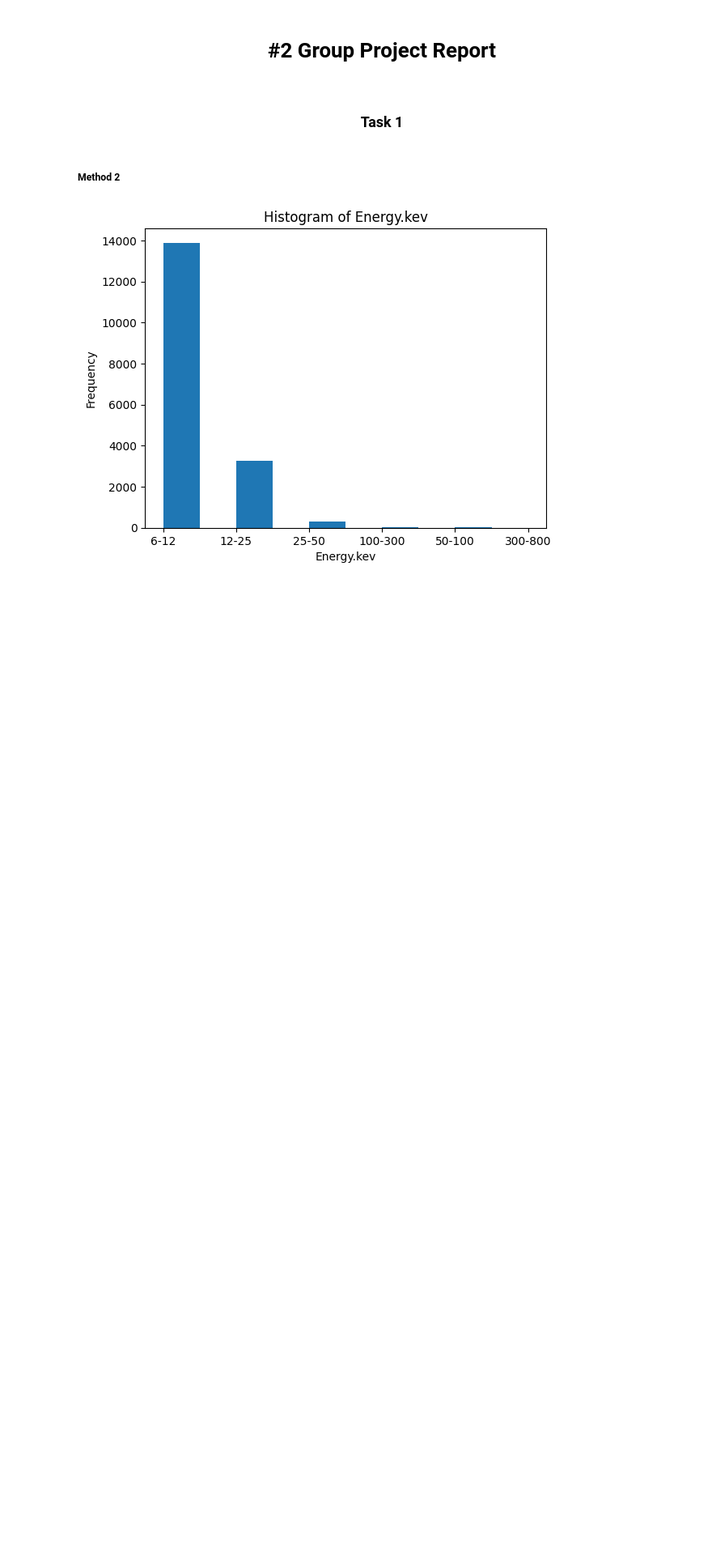
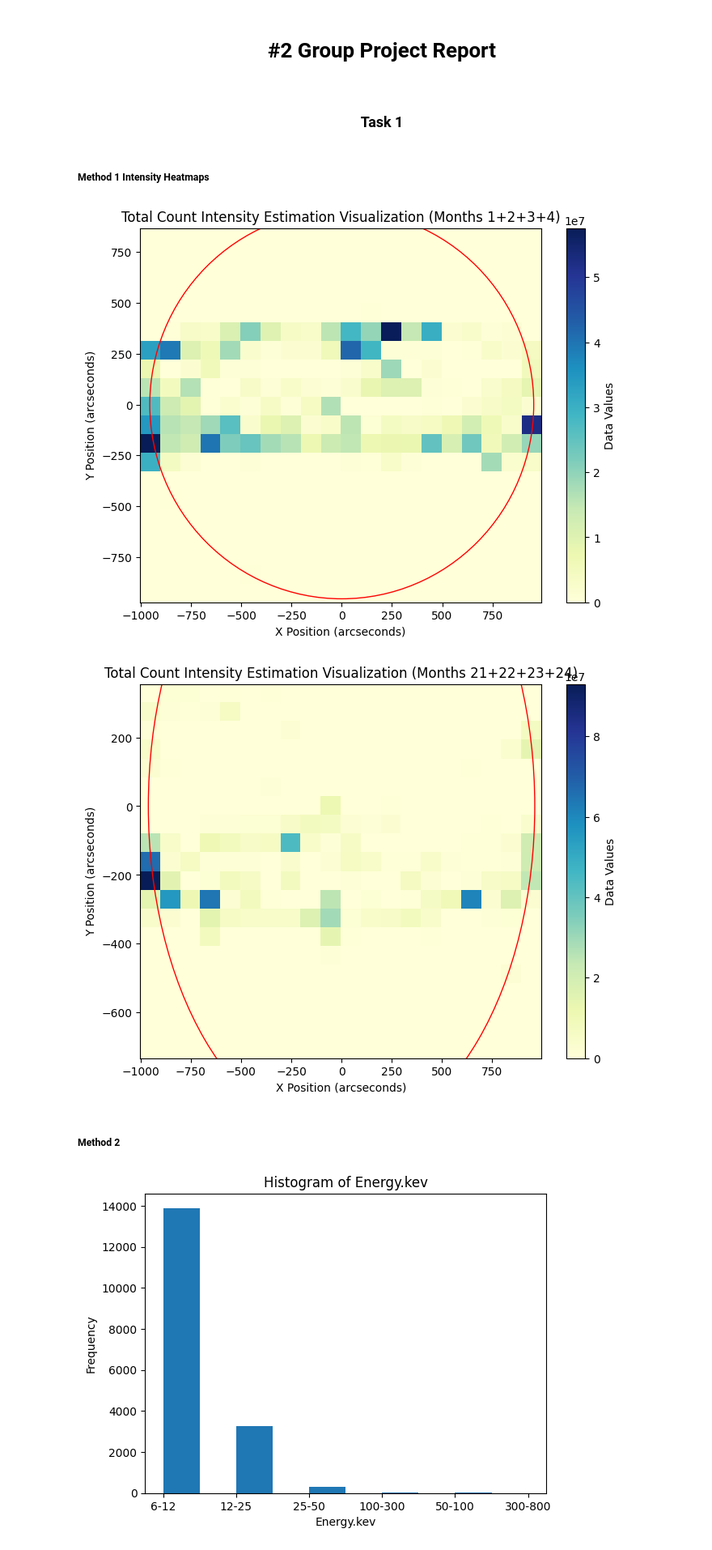
Before and after one commit to stphl/COSC3337-SolarFlaresProject, a Jupyter notebook: #2_Group_Group_Project.ipynb, the cells around one changed output. Shown at 81% size. Drawn from its saved outputs; the diff is of its cells as text; code cells hidden in the pictures; blank space fills up the shorter version.

Commit message:
Update to Task 1 jupiter file and refactor method 1 heatmap code

```diff
--- a/#2_Group_Group_Project.ipynb
+++ b/#2_Group_Group_Project.ipynb
@@ -2,6 +2,80 @@
 <center><h1>#2 Group Project Report</h1></center>
 # %% [markdown]
 <h3><center><strong>Task 1</strong></center></h3>
+# %% [markdown]
+##### Method 1 Intensity Heatmaps
+# %%
+import pandas as pd
+import numpy as np
+import matplotlib.pyplot as plt
+from matplotlib.colors import ListedColormap
+import matplotlib.patches as mpatches
+
+set1 = pd.read_csv("Solar_flare_RHESSI_2004_05.csv")
+set2 = pd.read_csv("Solar_flare_RHESSI_2004_05.csv")
+method1Data = set1['total.counts']
+
+# Filter data for months 1+2+3+4
+cond01 = ((set1['year'] == 2004) & (set1['month'].between(1, 4)))
+batch01 = set1[cond01]
+batch01x = batch01['x.pos.asec'].values
+batch01y = batch01['y.pos.asec'].values
+batch01TotalCount = batch01['total.counts'].values
+
+# Calculate the radius for the circle based on the data in batch01
+r_1to4 = np.sqrt(batch01x ** 2 + batch01y ** 2)
+t = 80  # percent
+r0_1to4 = np.percentile(r_1to4, t)
+
+# Filter data for months 21+22+23+24
+cond02 = ((set2['year'] == 2005) & (set2['month'].between(9, 12)))
+batch02 = set2[cond02]
+batch02x = batch02['x.pos.asec'].values
+batch02y = batch02['y.pos.asec'].values
+batch02TotalCount = batch02['total.counts'].values
+
+# Calculate the radius for the circle based on the data in batch02
+r_21to24 = np.sqrt(batch02x ** 2 + batch02y ** 2)
+t = 80  # percent
+r0_21to24 = np.percentile(r_21to24, t)
+
+xBins = 20
+yBins = 20
+
+batch01HeatMap, batch01XEdges, batch01YEdges = np.histogram2d(batch01x, batch01y, bins=(xBins, yBins), weights=batch01TotalCount)
+
+# Create extent for the heatmap
+extent = [batch01XEdges[0], batch01XEdges[-1], batch01YEdges[0], batch01YEdges[-1]]
+
+# Plot the heatmap for batch01
+plt.figure(figsize=(8, 6))
+plt.imshow(batch01HeatMap.T, extent=extent, origin='lower', aspect='auto', cmap='YlGnBu')
+plt.colorbar(label='Data Values')  # Add a colorbar for reference
+circle1 = plt.Circle((0, 0), r0_1to4, color='r', fill=False)
+plt.gca().add_artist(circle1)
+plt.xlabel('X Position (arcseconds)')
+plt.ylabel('Y Position (arcseconds)')
+plt.title('Total Count Intensity Estimation Visualization (Months 1+2+3+4)')
+plt.show()
+
+batch02HeatMap, batch02XEdges, batch02YEdges = np.histogram2d(batch02x, batch02y, bins=(xBins, yBins), weights=batch02TotalCount)
+
+# Create extent for the heatmap
+extent = [batch02XEdges[0], batch02XEdges[-1], batch02YEdges[0], batch02YEdges[-1]]
+
+# Plot the heatmap for batch02
+plt.figure(figsize=(8, 6))
+plt.imshow(batch02HeatMap.T, extent=extent, origin='lower', aspect='auto', cmap='YlGnBu')
+plt.colorbar(label='Data Values')  # Add a colorbar for reference
+circle2 = plt.Circle((0, 0), r0_21to24, color='r', fill=False)
+plt.gca().add_artist(circle2)
+plt.xlabel('X Position (arcseconds)')
+plt.ylabel('Y Position (arcseconds)')
+plt.title('Total Count Intensity Estimation Visualization (Months 21+22+23+24)')
+plt.show()
+# %% [output]
+[figure, added]
+[figure, added]
 # %% [markdown]
 ##### Method 2
 # %%
```
Also changed, not shown: parts of 2 cells of this notebook, 3 other files.
